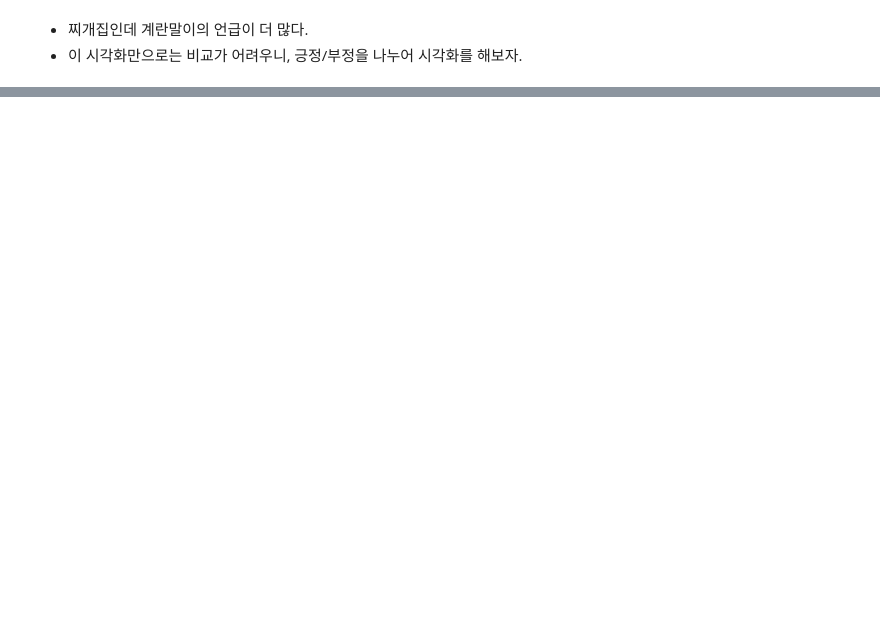
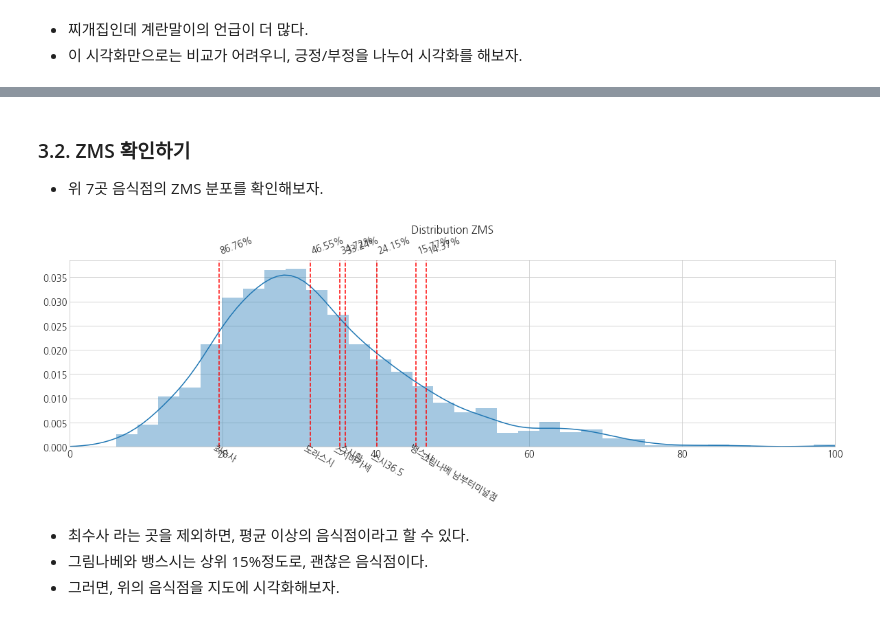
Before and after one commit to Sean-Parkk/playdata_miniproject, a Jupyter notebook: 귀여운펭귄처럼_분석.ipynb, the cells around one changed output, grey strips where cells are left out. Drawn from its saved outputs; the diff is of its cells as text; code cells hidden in the pictures; blank space fills up the shorter version.

```diff
--- a/귀여운펭귄처럼_분석.ipynb
+++ b/귀여운펭귄처럼_분석.ipynb
@@ -631,0 +790,3 @@ makeWordcloud(countword)
+# %%
+df_jp = df_700.query("category in ('일식', '초밥,롤', '일식집')").reset_index(drop=True)
+df_jp
@@ -631,0 +802,13 @@ makeWordcloud(countword)
+# %% [markdown]
+### 3.2. ZMS 확인하기
+* 위 7곳 음식점의 ZMS 분포를 확인해보자.
+# %%
+dist_zms()
+for ch in df_jp.name:
+    add_zms(ch)
+# %% [output]
+[figure, added]
+# %% [markdown]
+* 최수사 라는 곳을 제외하면, 평균 이상의 음식점이라고 할 수 있다.
+* 그림나베와 뱅스시는 상위 15%정도로, 괜찮은 음식점이다.
+* 그러면, 위의 음식점을 지도에 시각화해보자.
```
Also changed, not shown: parts of 40 cells of this notebook.
